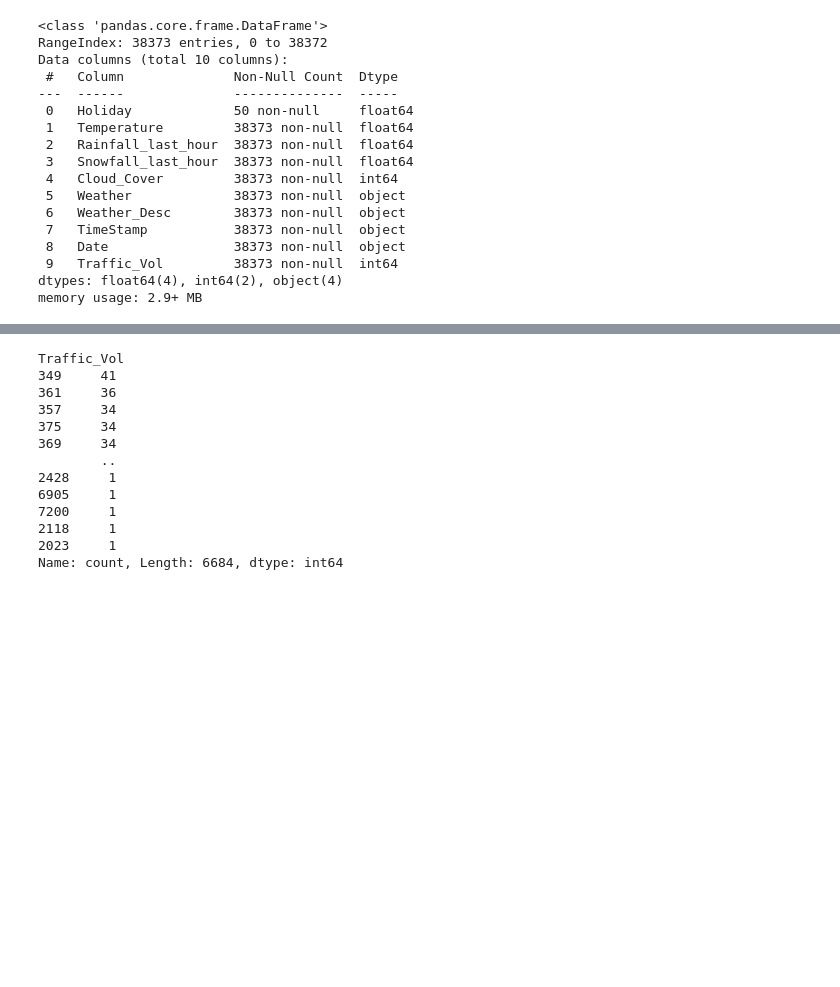
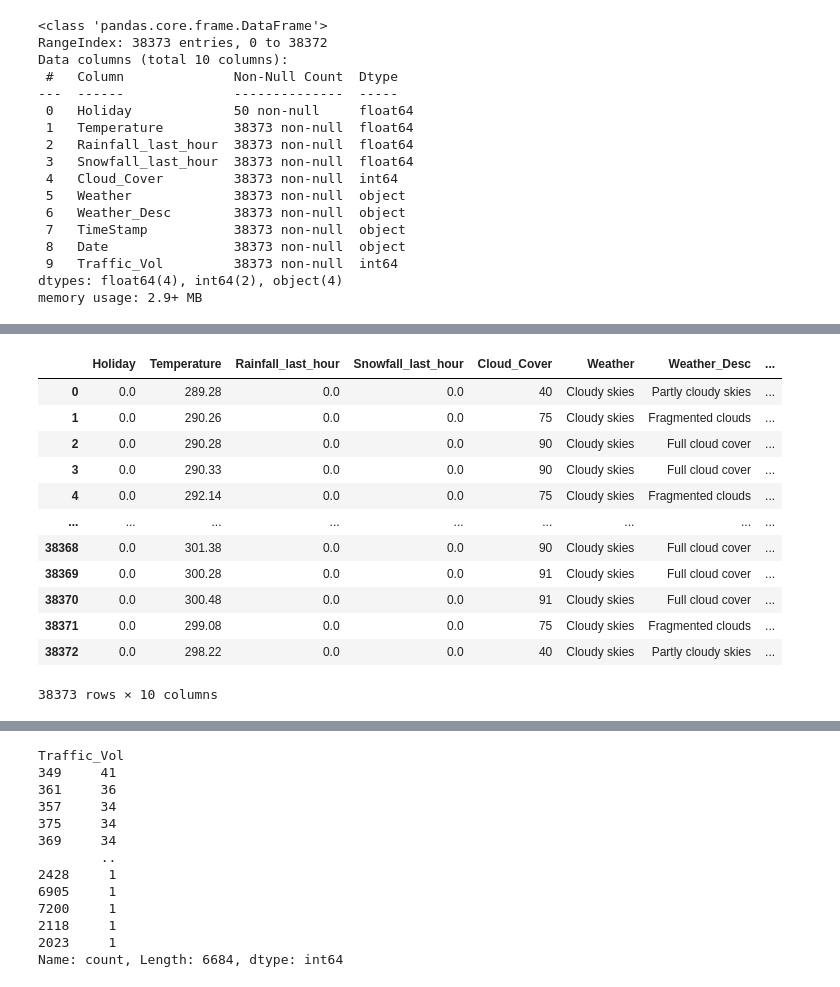
Before and after one commit to Sumith24/Hackathon_traffic_volume_forecasting, a Jupyter notebook: model.ipynb, the cells around one changed output, grey strips where cells are left out. Drawn from its saved outputs; the diff is of its cells as text; code cells hidden in the pictures; blank space fills up the shorter version.

```diff
--- a/model.ipynb
+++ b/model.ipynb
@@ -39,0 +59,17 @@ memory usage: 2.9+ MB
+# %%
+df_train.fillna(0, inplace=True)
+df_train
+# %% [output]
+|  | Holiday | Temperature | Rainfall_last_hour | Snowfall_last_hour | Cloud_Cover | Weather | Weather_Desc | ... |
+| 0 | 0.0 | 289.28 | 0.0 | 0.0 | 40 | Cloudy skies | Partly cloudy skies | ... |
+| 1 | 0.0 | 290.26 | 0.0 | 0.0 | 75 | Cloudy skies | Fragmented clouds | ... |
+| 2 | 0.0 | 290.28 | 0.0 | 0.0 | 90 | Cloudy skies | Full cloud cover | ... |
+| 3 | 0.0 | 290.33 | 0.0 | 0.0 | 90 | Cloudy skies | Full cloud cover | ... |
+| 4 | 0.0 | 292.14 | 0.0 | 0.0 | 75 | Cloudy skies | Fragmented clouds | ... |
+| ... | ... | ... | ... | ... | ... | ... | ... | ... |
+| 38368 | 0.0 | 301.38 | 0.0 | 0.0 | 90 | Cloudy skies | Full cloud cover | ... |
+| 38369 | 0.0 | 300.28 | 0.0 | 0.0 | 91 | Cloudy skies | Full cloud cover | ... |
+| 38370 | 0.0 | 300.48 | 0.0 | 0.0 | 91 | Cloudy skies | Full cloud cover | ... |
+| 38371 | 0.0 | 299.08 | 0.0 | 0.0 | 75 | Cloudy skies | Fragmented clouds | ... |
+| 38372 | 0.0 | 298.22 | 0.0 | 0.0 | 40 | Cloudy skies | Partly cloudy skies | ... |
+38373 rows × 10 columns
```
Also changed, not shown: parts of 27 cells of this notebook.
